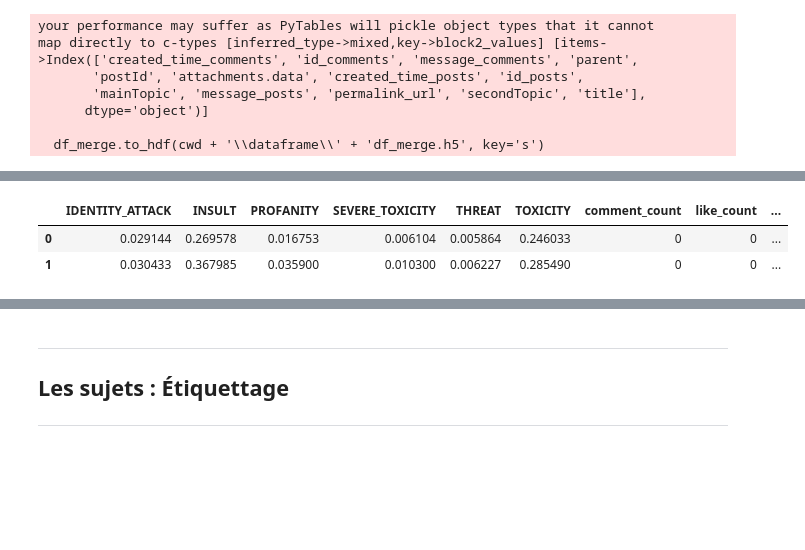
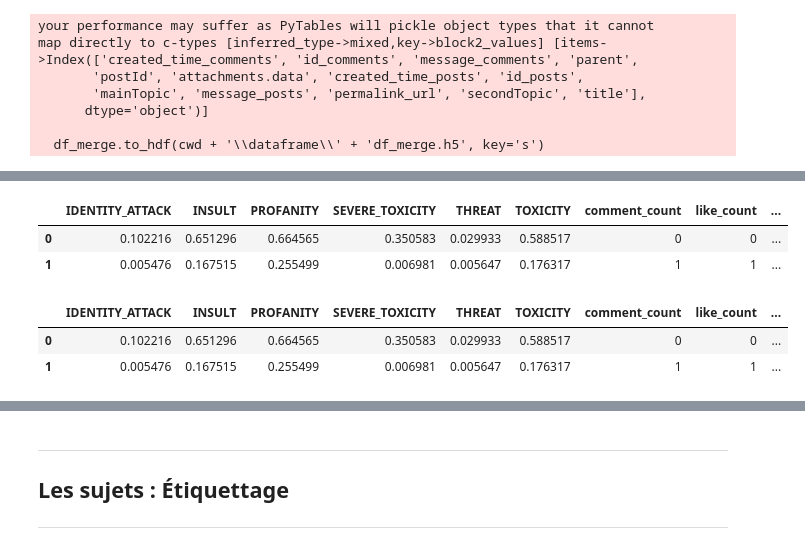
Before and after one commit to caseguin/GLO-7027, a Jupyter notebook: charles_workspace/charles_cleaning.ipynb, the cells around one changed output, grey strips where cells are left out. Cells and saved outputs as stored; diff of their text form; code cells hidden in the pictures; blank space fills up the shorter version.

Commit message:
cleaning text messages

```diff
--- a/charles_workspace/charles_cleaning.ipynb
+++ b/charles_workspace/charles_cleaning.ipynb
@@ -207,19 +115,3 @@ df_merge.head(2)
 |  | IDENTITY_ATTACK | INSULT | PROFANITY | SEVERE_TOXICITY | THREAT | TOXICITY | comment_count | id_comments | ... |
 | 0 | 0.102216 | 0.651296 | 0.664565 | 0.350583 | 0.029933 | 0.588517 | 0 | 722477749883613_788168749338745 | ... |
 | 1 | 0.005476 | 0.167515 | 0.255499 | 0.006981 | 0.005647 | 0.176317 | 1 | 722477749883613_1593974021087773 | ... |
-# %%
-# ====== Ajout d'information en lien avec l'attribut parent ====== #
-
-# L'attribut prent indique le id du commentaire auquel ce commentaire est répondu.
-# Les valeurs manquantes indiquent que le commentaire répond à la publication originale.
-# Possibilité d'intégrer de l'info du commentaire répondu
-
-# Ajout de colone binaire pour la réponse à un commentaire ou a la publication originale
-df_merge['reponse_a_commentaire'] = np.where(df_merge['parent'].notna(), 1, 0)
-df_merge['reponse_a_publication'] = np.where(df_merge['parent'].isna(), 1, 0)
-
-# Ajout des indices du commentaire parent
-cols = ['IDENTITY_ATTACK', 'INSULT', 'PROFANITY', 'SEVERE_TOXICITY', 'THREAT', 'TOXICITY', 'message_comments', 'id_comments']
-df_merge = pd.merge(df_merge, df_merge[cols], left_on='parent', right_on='id_comments', suffixes=('', '_parent'))
-
-df_merge.head(2)
@@ -230,9 +118,25 @@ df_merge.head(2)
 # %%
 # ====== Éliminer les colonnes non-pertinantes ====== #
-colones_non_utiles = ['id_comments', 'parent', 'postId', 'attachments.data', 'id_posts', 'id_comments_parent', 'permalink_url']
+colones_non_utiles = ['id_comments', 'parent', 'postId', 'attachments.data', 'id_posts', 'permalink_url']
 df_merge = df_merge.drop(columns=colones_non_utiles)
 df_merge.head(2)
 # %% [output]
 |  | IDENTITY_ATTACK | INSULT | PROFANITY | SEVERE_TOXICITY | THREAT | TOXICITY | comment_count | like_count | ... |
-| 0 | 0.029144 | 0.269578 | 0.016753 | 0.006104 | 0.005864 | 0.246033 | 0 | 0 | ... |
-| 1 | 0.030433 | 0.367985 | 0.035900 | 0.010300 | 0.006227 | 0.285490 | 0 | 0 | ... |
+| 0 | 0.102216 | 0.651296 | 0.664565 | 0.350583 | 0.029933 | 0.588517 | 0 | 0 | ... |
+| 1 | 0.005476 | 0.167515 | 0.255499 | 0.006981 | 0.005647 | 0.176317 | 1 | 1 | ... |
+# %%
+# Attribut différence de temps
+df_merge['time_difference'] = df_merge['comment_time'] - df_merge['post_time']
+df_merge['time_difference'] = df_merge['time_difference'].astype('timedelta64[m]')
+df_merge.head(2)
+
+# Attributs temps solo
+df_merge['year'] = df_merge['comment_time'].dt.year
+df_merge['month'] = df_merge['comment_time'].dt.month
+df_merge['weekday'] = df_merge['comment_time'].dt.weekday       # Monday=0, Sunday=6
+df_merge = df_merge.drop(columns=['comment_time', 'post_time'])
+df_merge.head(2)
+# %% [output]
+|  | IDENTITY_ATTACK | INSULT | PROFANITY | SEVERE_TOXICITY | THREAT | TOXICITY | comment_count | like_count | ... |
+| 0 | 0.102216 | 0.651296 | 0.664565 | 0.350583 | 0.029933 | 0.588517 | 0 | 0 | ... |
+| 1 | 0.005476 | 0.167515 | 0.255499 | 0.006981 | 0.005647 | 0.176317 | 1 | 1 | ... |
```
Also changed, not shown: parts of 29 cells of this notebook, 1 other file.
